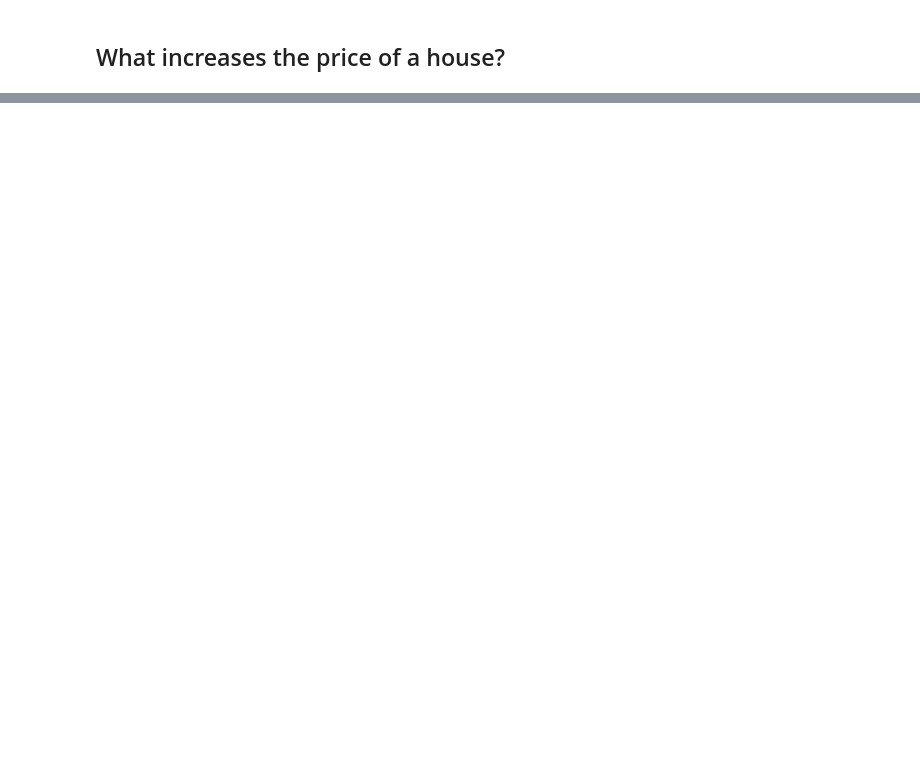
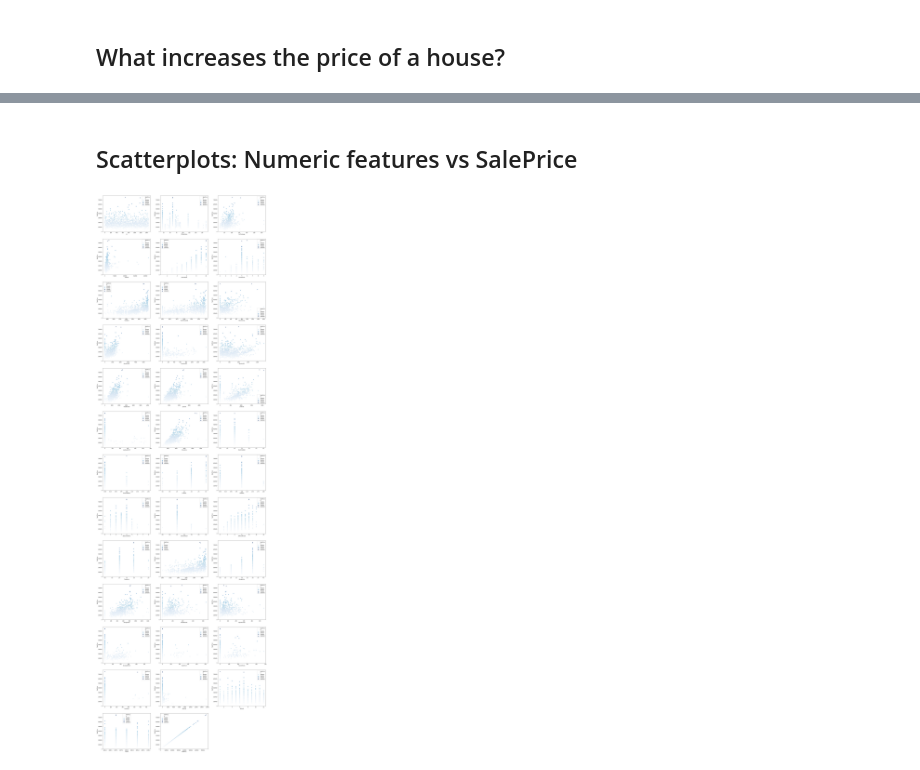
Before and after one commit to jmperafan/house-prices, a Jupyter notebook: EDA.ipynb, the cells around one changed output, grey strips where cells are left out. Drawn from its saved outputs; the diff is of its cells as text; code cells hidden in the pictures; blank space fills up the shorter version.

```diff
--- a/EDA.ipynb
+++ b/EDA.ipynb
@@ -26,0 +57,32 @@ sns.distplot(df_train['SalePrice']);
+# %% [markdown]
+## Scatterplots: Numeric features vs SalePrice
+# %%
+# To make scatterplots, we need to find numeric features
+numeric = []
+
+for col in train.columns:
+    if train[col].dtype in ['int64','float64']:
+            numeric.append(col)
+
+# Set up for the plot
+fig, axs = plt.subplots(ncols=2, nrows=0, figsize=(12, 120))
+plt.subplots_adjust(right=2)
+plt.subplots_adjust(top=2)
+sns.color_palette("husl", 8)
+
+# Generate a subplot for each feature
+for i, feature in enumerate(list(train[numeric]), 1):
+    plt.subplot(len(list(numeric)), 3, i)
+
+    sns.scatterplot(
+        x=feature
+        , y='SalePrice'
+        , hue='SalePrice'
+        , palette='Blues'
+        , data=train
+    )
+
+    plt.xlabel('{}'.format(feature))
+    plt.ylabel('SalePrice')
+# %% [output]
+[figure, added]
```
Also changed, not shown: parts of 12 cells of this notebook.
